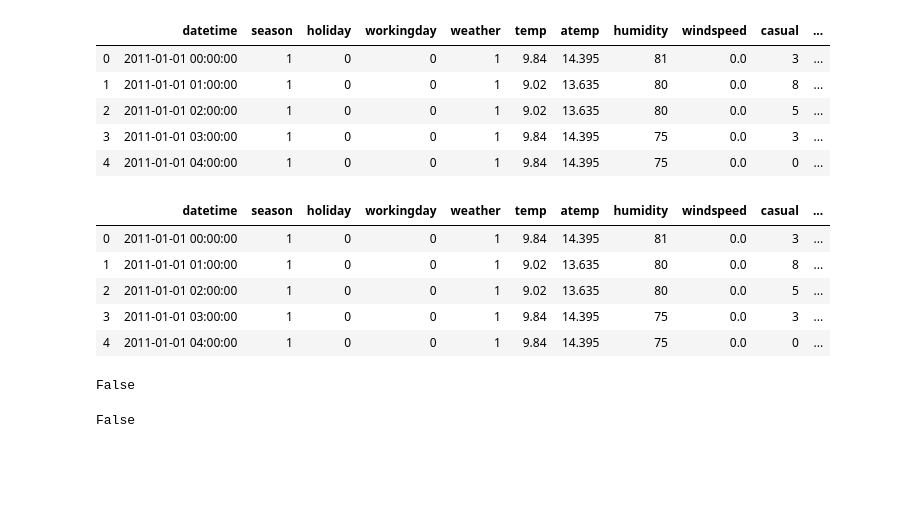
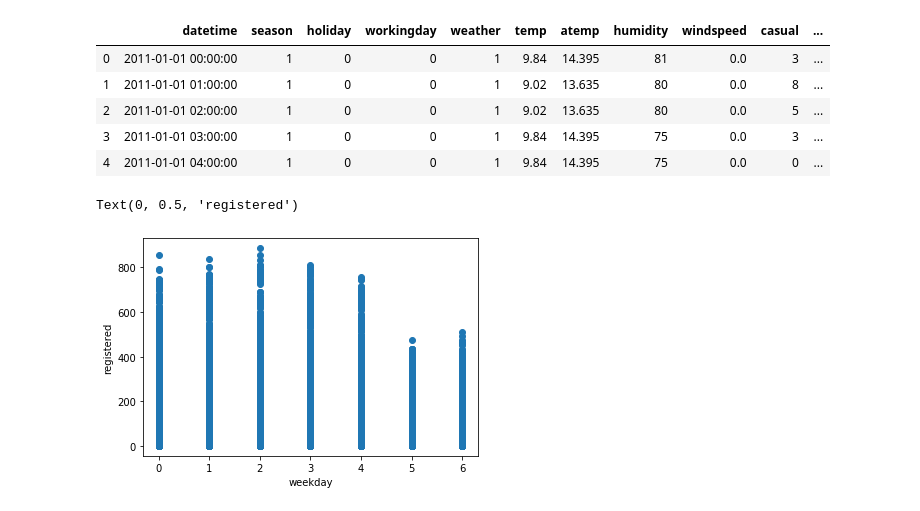
Before and after one commit to EdKsenia/AnalysisSem, a Jupyter notebook: Analis.ipynb, the cells around one changed output. Drawn from its saved outputs; the diff is of its cells as text; code cells hidden in the pictures; blank space fills up the shorter version.

```diff
--- a/Analis.ipynb
+++ b/Analis.ipynb
@@ -206,17 +200,8 @@ for data in full_data:
-# %%
-train.head()
-# %% [output]
-|  | datetime | season | holiday | workingday | weather | temp | atemp | humidity | windspeed | casual | ... |
-| 0 | 2011-01-01 00:00:00 | 1 | 0 | 0 | 1 | 9.84 | 14.395 | 81 | 0.0 | 3 | ... |
-| 1 | 2011-01-01 01:00:00 | 1 | 0 | 0 | 1 | 9.02 | 13.635 | 80 | 0.0 | 8 | ... |
-| 2 | 2011-01-01 02:00:00 | 1 | 0 | 0 | 1 | 9.02 | 13.635 | 80 | 0.0 | 5 | ... |
-| 3 | 2011-01-01 03:00:00 | 1 | 0 | 0 | 1 | 9.84 | 14.395 | 75 | 0.0 | 3 | ... |
-| 4 | 2011-01-01 04:00:00 | 1 | 0 | 0 | 1 | 9.84 | 14.395 | 75 | 0.0 | 0 | ... |
-# %%
-train.isnull().any().any()
-# %% [output]
-False
-# %%
-test.isnull().any().any()
-# %% [output]
-False
+# %%
+# статистика по дням недели для зарегестрированных пользователей
+plt.scatter(train['weekday'], train['registered'])
+plt.xlabel('weekday')
+plt.ylabel('registered')
+# %% [output]
+Text(0, 0.5, 'registered')
+[figure, added]
```
Also changed, not shown: parts of 5 cells of this notebook.
